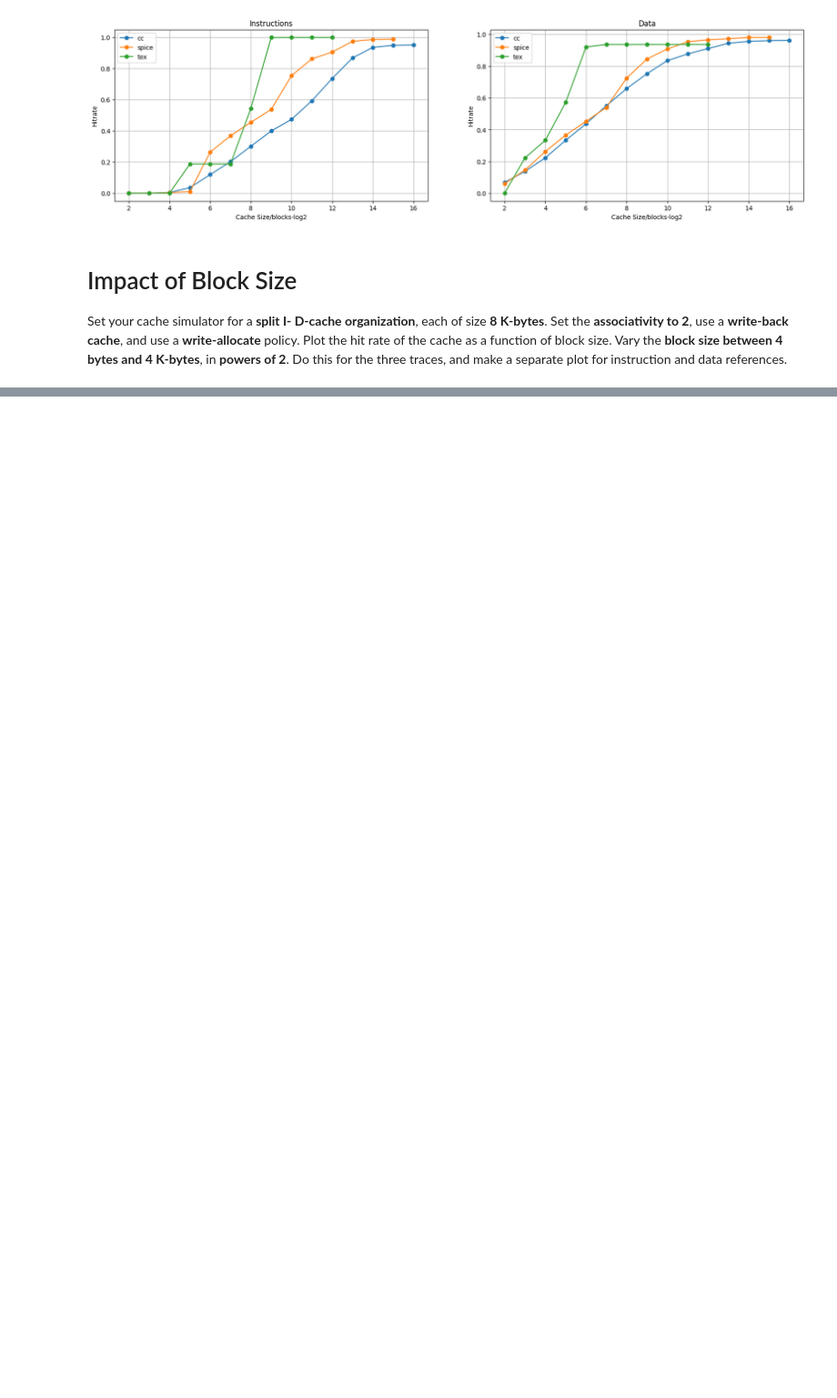
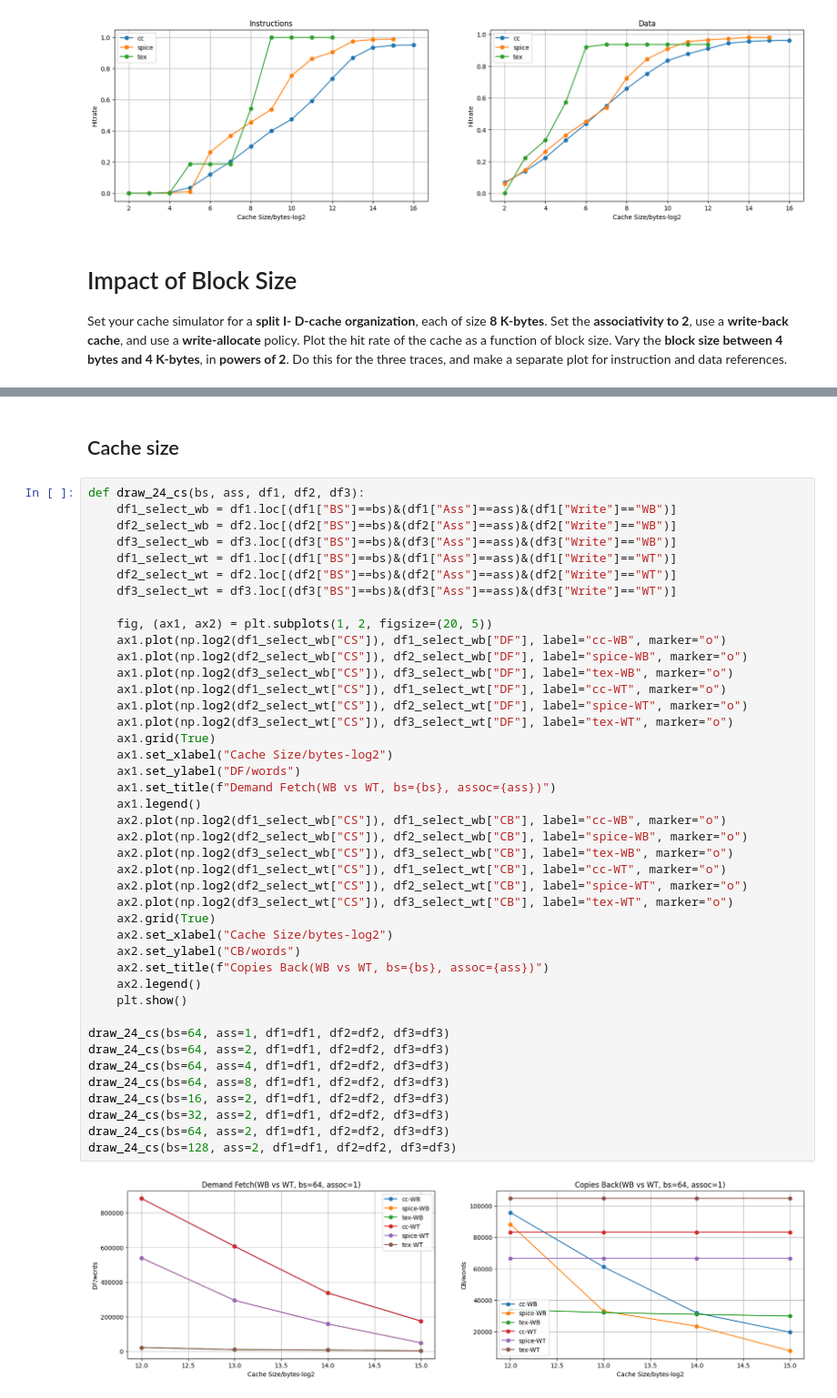
Before and after one commit to cyc-987/cache-simulator, a Jupyter notebook: performanceEval.ipynb, the cells around one changed output, grey strips where cells are left out. Shown at 91% size. Saved outputs shown, nothing was run; the diff lists cells and outputs as text; blank space fills up the shorter version.

```diff
--- a/performanceEval.ipynb
+++ b/performanceEval.ipynb
@@ -236,0 +389,46 @@ this for the three traces, and make a separate plot for instruction and data ref
+# %% [markdown]
+## Cache size
+# %%
+def draw_24_cs(bs, ass, df1, df2, df3):
+    df1_select_wb = df1.loc[(df1["BS"]==bs)&(df1["Ass"]==ass)&(df1["Write"]=="WB")]
+    df2_select_wb = df2.loc[(df2["BS"]==bs)&(df2["Ass"]==ass)&(df2["Write"]=="WB")]
+    df3_select_wb = df3.loc[(df3["BS"]==bs)&(df3["Ass"]==ass)&(df3["Write"]=="WB")]
+    df1_select_wt = df1.loc[(df1["BS"]==bs)&(df1["Ass"]==ass)&(df1["Write"]=="WT")]
+    df2_select_wt = df2.loc[(df2["BS"]==bs)&(df2["Ass"]==ass)&(df2["Write"]=="WT")]
+    df3_select_wt = df3.loc[(df3["BS"]==bs)&(df3["Ass"]==ass)&(df3["Write"]=="WT")]
+
+    fig, (ax1, ax2) = plt.subplots(1, 2, figsize=(20, 5))
+    ax1.plot(np.log2(df1_select_wb["CS"]), df1_select_wb["DF"], label="cc-WB", marker="o")
+    ax1.plot(np.log2(df2_select_wb["CS"]), df2_select_wb["DF"], label="spice-WB", marker="o")
+    ax1.plot(np.log2(df3_select_wb["CS"]), df3_select_wb["DF"], label="tex-WB", marker="o")
+    ax1.plot(np.log2(df1_select_wt["CS"]), df1_select_wt["DF"], label="cc-WT", marker="o")
+    ax1.plot(np.log2(df2_select_wt["CS"]), df2_select_wt["DF"], label="spice-WT", marker="o")
+    ax1.plot(np.log2(df3_select_wt["CS"]), df3_select_wt["DF"], label="tex-WT", marker="o")
+    ax1.grid(True)
+    ax1.set_xlabel("Cache Size/bytes-log2")
+    ax1.set_ylabel("DF/words")
+    ax1.set_title(f"Demand Fetch(WB vs WT, bs={bs}, assoc={ass})")
+    ax1.legend()
+    ax2.plot(np.log2(df1_select_wb["CS"]), df1_select_wb["CB"], label="cc-WB", marker="o")
+    ax2.plot(np.log2(df2_select_wb["CS"]), df2_select_wb["CB"], label="spice-WB", marker="o")
+    ax2.plot(np.log2(df3_select_wb["CS"]), df3_select_wb["CB"], label="tex-WB", marker="o")
+    ax2.plot(np.log2(df1_select_wt["CS"]), df1_select_wt["CB"], label="cc-WT", marker="o")
+    ax2.plot(np.log2(df2_select_wt["CS"]), df2_select_wt["CB"], label="spice-WT", marker="o")
+    ax2.plot(np.log2(df3_select_wt["CS"]), df3_select_wt["CB"], label="tex-WT", marker="o")
+    ax2.grid(True)
+    ax2.set_xlabel("Cache Size/bytes-log2")
+    ax2.set_ylabel("CB/words")
+    ax2.set_title(f"Copies Back(WB vs WT, bs={bs}, assoc={ass})")
+    ax2.legend()
+    plt.show()
+
+draw_24_cs(bs=64, ass=1, df1=df1, df2=df2, df3=df3)
+draw_24_cs(bs=64, ass=2, df1=df1, df2=df2, df3=df3)
+draw_24_cs(bs=64, ass=4, df1=df1, df2=df2, df3=df3)
+draw_24_cs(bs=64, ass=8, df1=df1, df2=df2, df3=df3)
+draw_24_cs(bs=16, ass=2, df1=df1, df2=df2, df3=df3)
+draw_24_cs(bs=32, ass=2, df1=df1, df2=df2, df3=df3)
+draw_24_cs(bs=64, ass=2, df1=df1, df2=df2, df3=df3)
+draw_24_cs(bs=128, ass=2, df1=df1, df2=df2, df3=df3)
+# %% [output]
+[figure, added]
```
Also changed, not shown: parts of 11 cells of this notebook, 3 other files.
